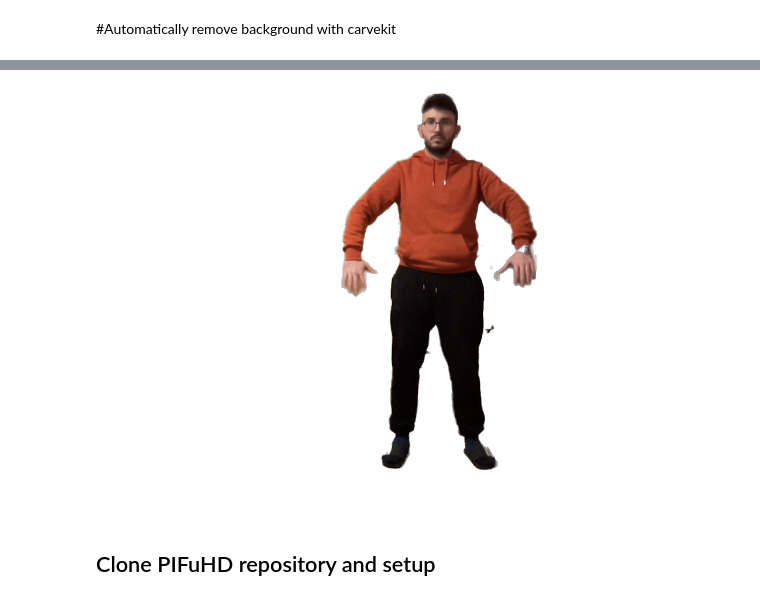
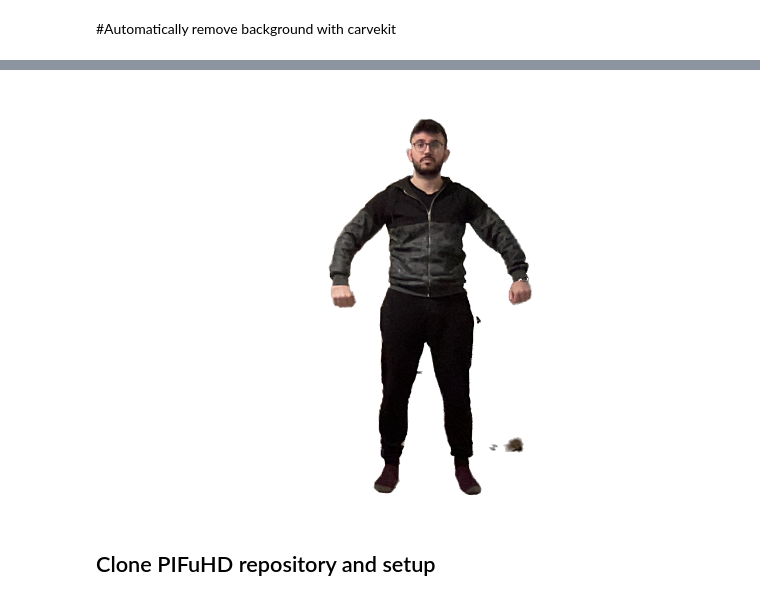
Before and after one commit to bonjon/Ro.Bo., a Jupyter notebook: CV_prj.ipynb, the cells around one changed output, grey strips where cells are left out. Cells and saved outputs as stored; diff of their text form; code cells hidden in the pictures.

```diff
--- a/CV_prj.ipynb
+++ b/CV_prj.ipynb
@@ -221,35 +228,35 @@ import torch
 import PIL
 from IPython import display
 from google.colab import files
 from carvekit.web.schemas.config import MLConfig
 from carvekit.web.utils.init_utils import init_interface
 
 PREPROCESSING_METHOD = "stub" #@param ["stub", "none"]
 SEGMENTATION_NETWORK = "tracer_b7" #@param ["u2net", "deeplabv3", "basnet", "tracer_b7"]
 POSTPROCESSING_METHOD = "fba" #@param ["fba", "none"]
 SEGMENTATION_MASK_SIZE = 640 #@param ["640", "320"] {type:"raw", allow-input: true}
 TRIMAP_DILATION = 30 #@param {type:"integer"}
 TRIMAP_EROSION = 5 #@param {type:"integer"}
 DEVICE = 'cuda' if torch.cuda.is_available() else 'cpu'
 
 
 config = MLConfig(segmentation_network=SEGMENTATION_NETWORK,
                   preprocessing_method=PREPROCESSING_METHOD,
                   postprocessing_method=POSTPROCESSING_METHOD,
                   seg_mask_size=SEGMENTATION_MASK_SIZE,
                   trimap_dilation=TRIMAP_DILATION,
                   trimap_erosion=TRIMAP_EROSION,
                   device=DEVICE)
 
 
 interface = init_interface(config)
-uploaded = PIL.Image.open("photo.png")
+uploaded = PIL.Image.open("unsharped.png")
 display.clear_output()
 image = interface([uploaded])[0]
 image.save("/content/result.png")
 display.display(image)
 # %% [output]
-[figure, old version]
+[figure, new version]
 # %% [markdown]
 ## Clone PIFuHD repository and setup
 # %%
```
Also changed, not shown: parts of 15 cells of this notebook.
